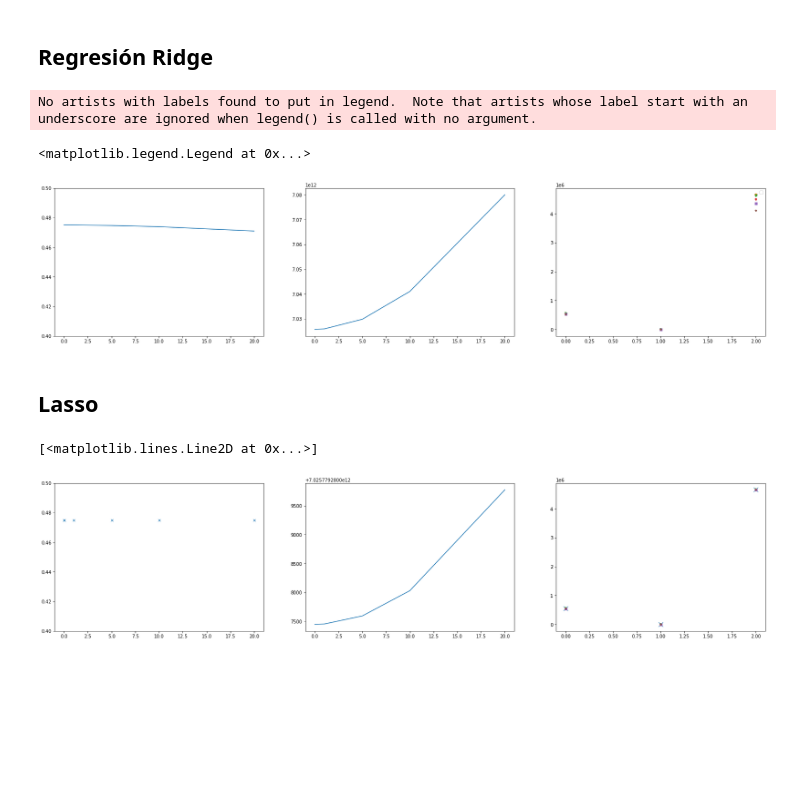
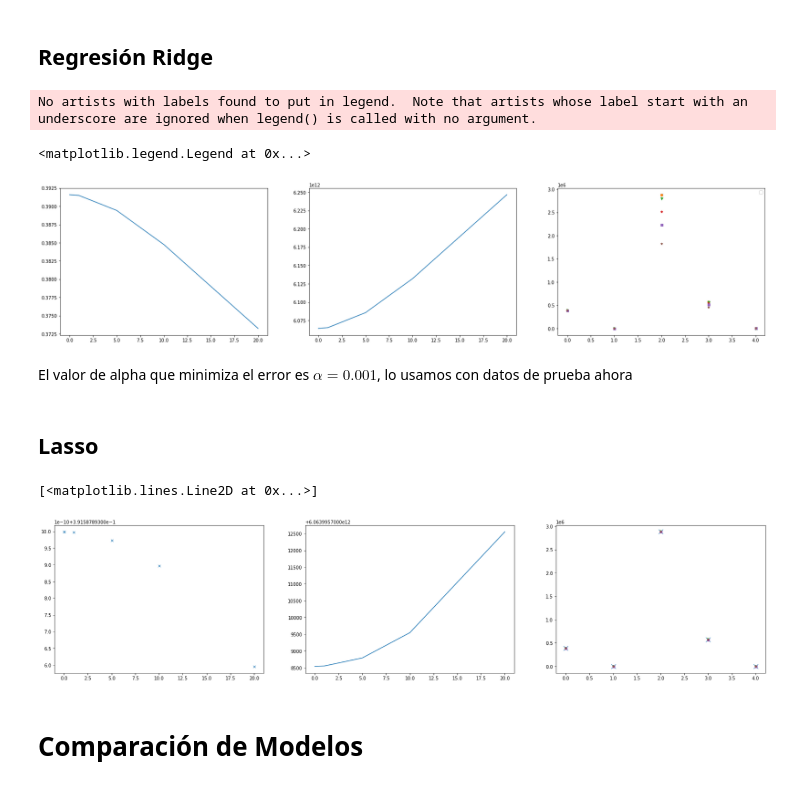
Before and after one commit to AlonsoCasanova/Proyecto-IMT2200, a Jupyter notebook: analisis.ipynb, the cells around one changed output. Cells and saved outputs as stored; diff of their text form; code cells hidden in the pictures; blank space fills up the shorter version.

```diff
--- a/analisis.ipynb
+++ b/analisis.ipynb
@@ -59,0 +107,5 @@ Se observa que hay una correlación(relativamente lineal), mientras más nuevo e
+# %%
+precio_prom_por_region = df.groupby('Región')['Precio'].mean()
+print('precio promedio de automovil por región:')
+for i in range(len(precio_prom_por_region)):
+    print(f'región {regiones[i]} : {precio_prom_por_region.iloc[i]}')
@@ -66,7 +156,7 @@ from sklearn.preprocessing import StandardScaler
 # normalizar datos
 df = df[df['Kilometraje']<=250000]
 df = df[df['Año']>=2005]
-df_numerico = df[['Año', 'Kilometraje', 'Transmision','Precio']]
+df_numerico = df[['Año', 'Kilometraje', 'Transmision', 'Tipo de Vendedor', 'Región', 'Precio']]
 scaler=StandardScaler()
 dat_sc=scaler.fit_transform(df_numerico)
 # %%
@@ -101,5 +191,5 @@ Vamos a considerar 4 clústers
 # %%
-kmeans = KMeans(n_clusters=4,random_state=0)
+kmeans = KMeans(n_clusters=5,random_state=0)
 kcls = kmeans.fit(dat_sc)
 df['kcls_labels']=kcls.labels_
 # %%
@@ -165,8 +264,8 @@ train,test = train_test_split(df, test_size=0.2, random_state=40) #para reproduc
 y_train = train.Precio
 y_test = test.Precio
 
-x_train = train[['Año', 'Kilometraje', 'Transmision']]
-x_test = test[['Año', 'Kilometraje', 'Transmision']]
+x_train = train[['Año', 'Kilometraje', 'Transmision', 'Tipo de Vendedor', 'Región']]
+x_test = test[['Año', 'Kilometraje', 'Transmision', 'Tipo de Vendedor', 'Región']]
 
 x_train
 # %% [output]
@@ -239,38 +345,40 @@ dic_error_rsme_ridge = {}
 dic_coefs_ridge = {}
 
 alphas = [0.001, 0.01,1, 5, 10, 20]
 for na,al in enumerate(alphas):
     #print('Alpha:',al)
     rreg = Ridge(alpha=al)
     rreg.fit(x_train, y_train)
 
     y_train_pred = rreg.predict(x_train)
     train_score = rreg.score(x_train,y_train)
     dic_error_R2_ridge[al] = train_score
     dic_error_rsme_ridge[al] = mean_squared_error(y_train_pred, y_train)
     dic_coefs_ridge[al] = rreg.coef_
 
     # por ahora solo probar con datos de entrenamiento
     #y_test_pred = rreg.predict(x_test)
     #test_score = rreg.score(x_test, y_test)
 
 # gráficos
 fig, (ax1,ax2,ax3) = plt.subplots(1,3, figsize=(28,6))
 # ax1 : R2 para los valores de alpha
 ax1.plot(dic_error_R2_ridge.keys(), dic_error_R2_ridge.values())
-ax1.set_ylim(0.4, 0.5)
+#ax1.set_ylim(0.4, 0.5)
 # ax2 : RSME para los valores de alpha
 ax2.plot(dic_error_rsme_ridge.keys(), dic_error_rsme_ridge.values())
 # ax3: coef para los valores de alpha
-ax3.plot(np.array([i for i in range(3)]), dic_coefs_ridge[0.001], linestyle='None', marker='x', markersize=5)
-ax3.plot(np.array([i for i in range(3)]), dic_coefs_ridge[0.01], linestyle='None', marker='o', markersize=5)
-ax3.plot(np.array([i for i in range(3)]), dic_coefs_ridge[1], linestyle='None', marker='v', markersize=5)
-ax3.plot(np.array([i for i in range(3)]), dic_coefs_ridge[5], linestyle='None', marker='p', markersize=5)
-ax3.plot(np.array([i for i in range(3)]), dic_coefs_ridge[10], linestyle='None', marker='s', markersize=5)
-ax3.plot(np.array([i for i in range(3)]), dic_coefs_ridge[20], linestyle='None', marker='*', markersize=5)
+ax3.plot(np.array([i for i in range(5)]), dic_coefs_ridge[0.001], linestyle='None', marker='x', markersize=5)
+ax3.plot(np.array([i for i in range(5)]), dic_coefs_ridge[0.01], linestyle='None', marker='o', markersize=5)
+ax3.plot(np.array([i for i in range(5)]), dic_coefs_ridge[1], linestyle='None', marker='v', markersize=5)
+ax3.plot(np.array([i for i in range(5)]), dic_coefs_ridge[5], linestyle='None', marker='p', markersize=5)
+ax3.plot(np.array([i for i in range(5)]), dic_coefs_ridge[10], linestyle='None', marker='s', markersize=5)
+ax3.plot(np.array([i for i in range(5)]), dic_coefs_ridge[20], linestyle='None', marker='*', markersize=5)
 ax3.legend()    # agregar legend para diferenciar los valores de alpha
 #.plot(np.arange(d+1),rreg.coef_,marker=markers[nd],color=color[nd],linestyle='None',markersize=10,lw=6,mfc='None',label='M=%d'%d)
 # %% [output]
 No artists with labels found to put in legend.  Note that artists whose label start with an underscore are ignored when legend() is called with no argument.
 <matplotlib.legend.Legend at 0x...>
-[figure, old version]
+[figure, new version]
+# %% [markdown]
+El valor de alpha que minimiza el error es $\alpha=0.001$, lo usamos con datos de prueba ahora
@@ -308,17 +430,18 @@ for na,al in enumerate(alphas):
 fig, (ax1,ax2,ax3) = plt.subplots(1,3, figsize=(28,6))
 # ax1 : R2 para los valores de alpha
 ax1.plot(dic_error_R2_lasso.keys(), dic_error_R2_lasso.values(), linestyle='None', marker='x', markersize=5)
-ax1.set_ylim(0.4, 0.5)
 # ax2 : RSME para los valores de alpha
 ax2.plot(dic_error_rsme_lasso.keys(), dic_error_rsme_lasso.values())
 # ax3: coef para los valores de alpha
-ax3.plot(np.array([i for i in range(3)]), dic_coefs_lasso[0.001], linestyle='None', marker='x', markersize=10)
-ax3.plot(np.array([i for i in range(3)]), dic_coefs_lasso[0.01], linestyle='None', marker='o', markersize=5)
-ax3.plot(np.array([i for i in range(3)]), dic_coefs_lasso[1], linestyle='None', marker='v', markersize=5)
-ax3.plot(np.array([i for i in range(3)]), dic_coefs_lasso[5], linestyle='None', marker='p', markersize=5)
-ax3.plot(np.array([i for i in range(3)]), dic_coefs_lasso[10], linestyle='None', marker='s', markersize=5)
-ax3.plot(np.array([i for i in range(3)]), dic_coefs_lasso[20], linestyle='None', marker='*', markersize=5)
+ax3.plot(np.array([i for i in range(5)]), dic_coefs_lasso[0.001], linestyle='None', marker='x', markersize=10)
+ax3.plot(np.array([i for i in range(5)]), dic_coefs_lasso[0.01], linestyle='None', marker='o', markersize=5)
+ax3.plot(np.array([i for i in range(5)]), dic_coefs_lasso[1], linestyle='None', marker='v', markersize=5)
+ax3.plot(np.array([i for i in range(5)]), dic_coefs_lasso[5], linestyle='None', marker='p', markersize=5)
+ax3.plot(np.array([i for i in range(5)]), dic_coefs_lasso[10], linestyle='None', marker='s', markersize=5)
+ax3.plot(np.array([i for i in range(5)]), dic_coefs_lasso[20], linestyle='None', marker='*', markersize=5)
 #ax3.legend()    # agregar legend para diferenciar los valores de alpha
 # %% [output]
 [<matplotlib.lines.Line2D at 0x...>]
-[figure, old version]
+[figure, new version]
+# %% [markdown]
+# Comparación de Modelos
```
Also changed, not shown: parts of 34 cells of this notebook, 4 other files.
